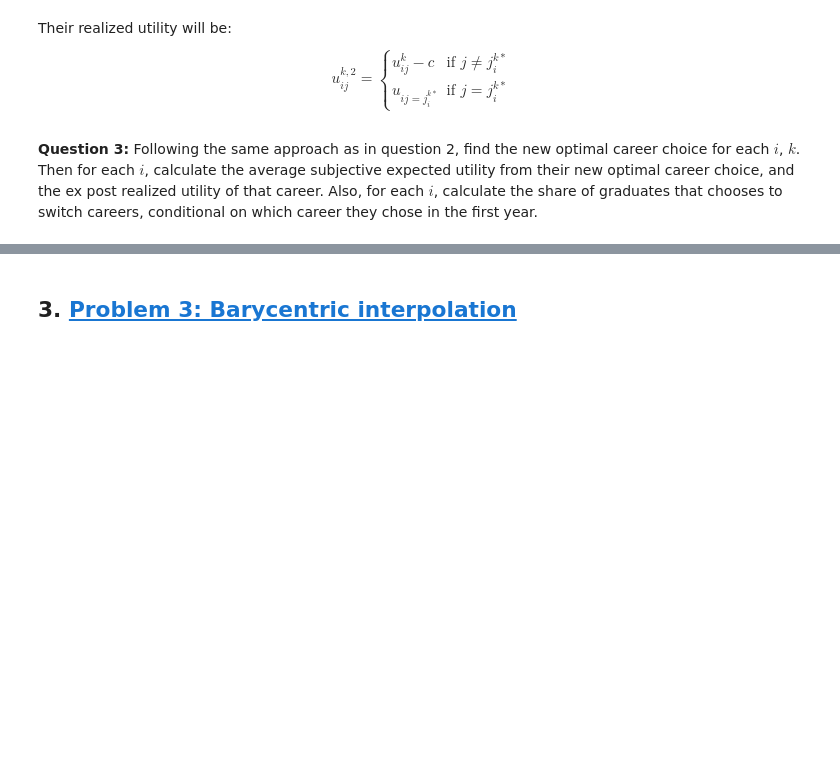
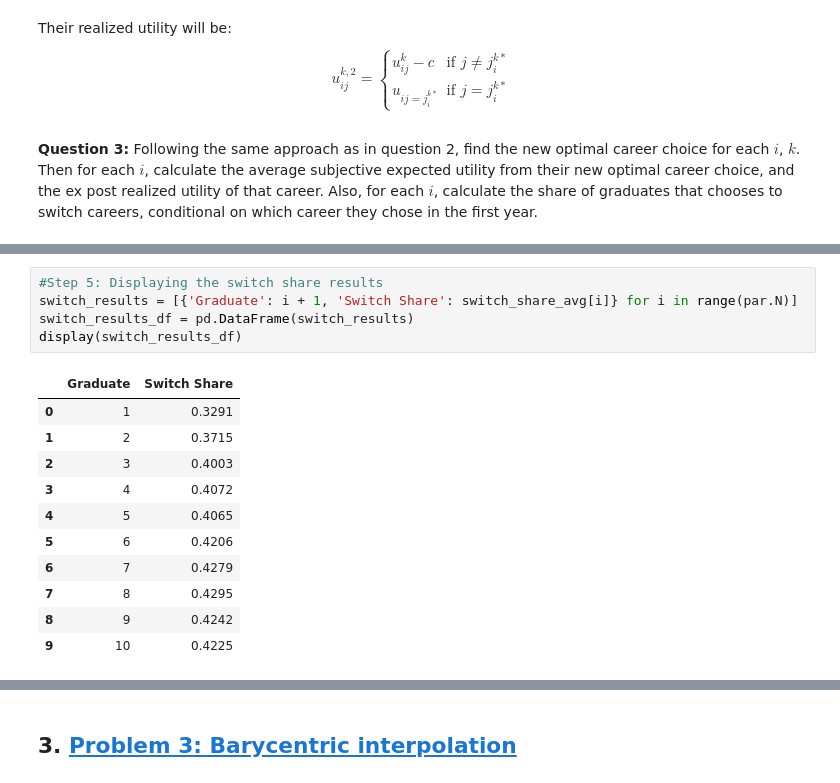
Before and after one commit to NumEconCopenhagen/projects-2024-emil-celine-og-julie, a Jupyter notebook: Exam project/exam_2024.ipynb, the cells around one changed output, grey strips where cells are left out. Saved outputs shown, nothing was run; the diff lists cells and outputs as text; blank space fills up the shorter version.

```diff
--- a/Exam project/exam_2024.ipynb
+++ b/Exam project/exam_2024.ipynb
@@ -389,0 +546,17 @@ $$
+# %%
+#Step 5: Displaying the switch share results
+switch_results = [{'Graduate': i + 1, 'Switch Share': switch_share_avg[i]} for i in range(par.N)]
+switch_results_df = pd.DataFrame(switch_results)
+display(switch_results_df)
+# %% [output]
+|  | Graduate | Switch Share |
+| 0 | 1 | 0.3291 |
+| 1 | 2 | 0.3715 |
+| 2 | 3 | 0.4003 |
+| 3 | 4 | 0.4072 |
+| 4 | 5 | 0.4065 |
+| 5 | 6 | 0.4206 |
+| 6 | 7 | 0.4279 |
+| 7 | 8 | 0.4295 |
+| 8 | 9 | 0.4242 |
+| 9 | 10 | 0.4225 |
```
Also changed, not shown: parts of 13 cells of this notebook, 1 other file.
